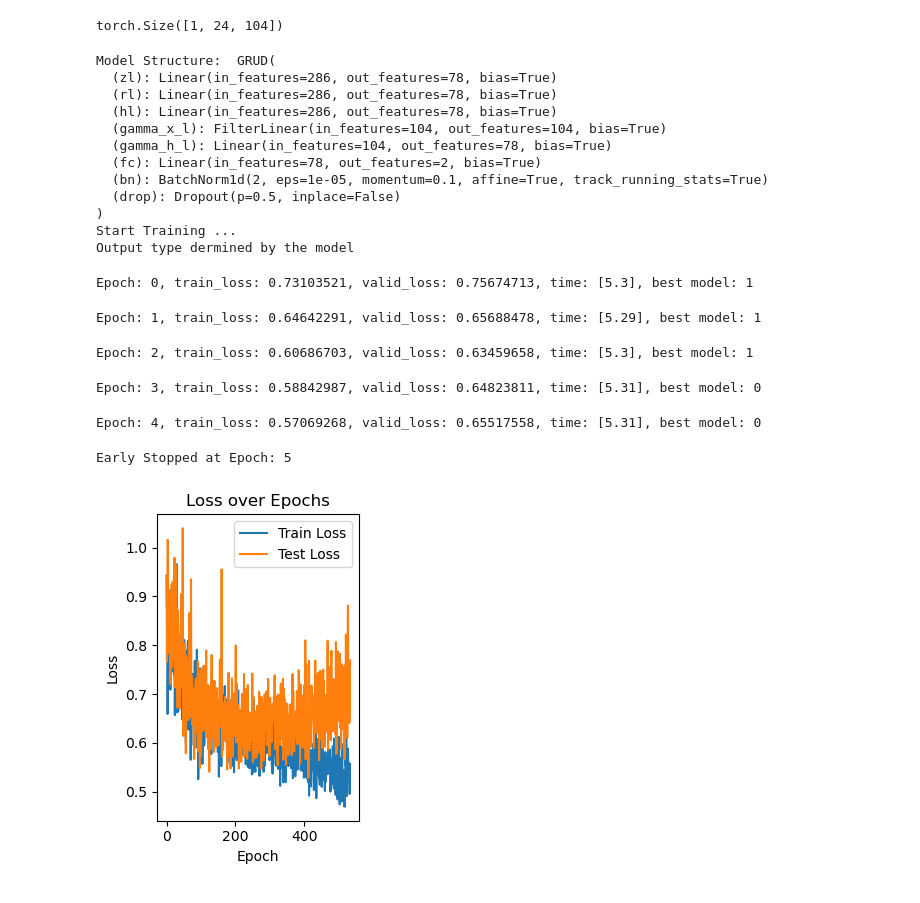
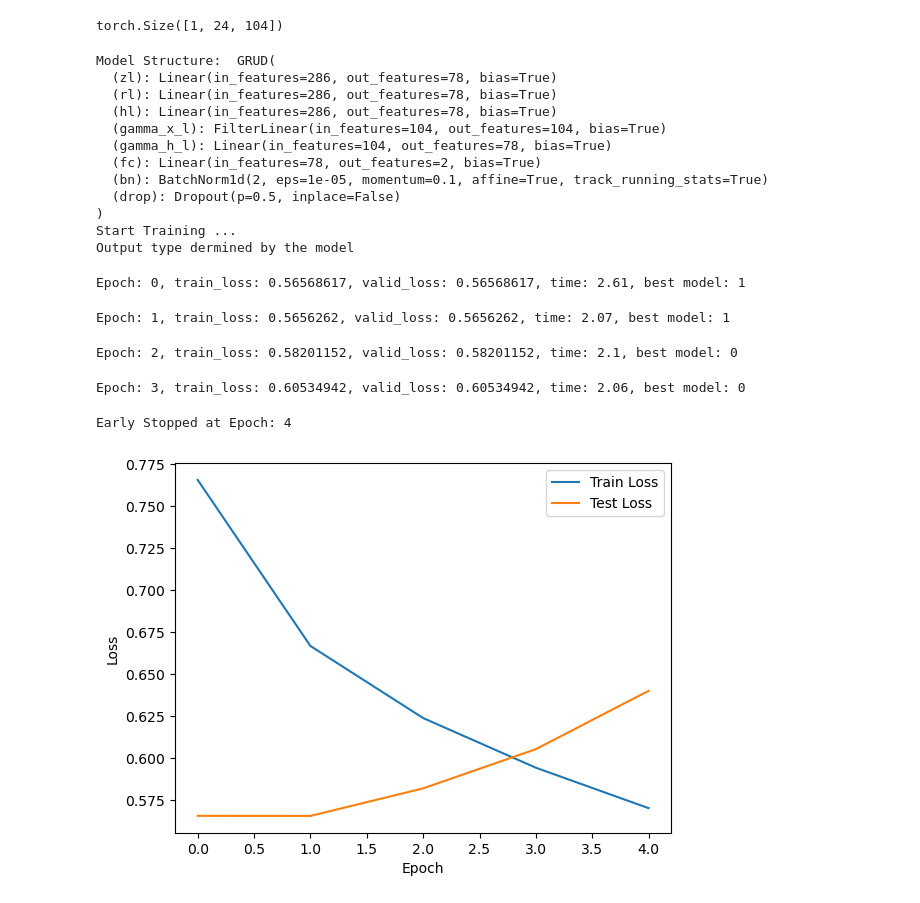
Before and after one commit to aidotse/LeakPro, a Jupyter notebook: examples/mia/LOS/NN_model.ipynb, the cells around one changed output. Cells and saved outputs as stored; diff of their text form; code cells hidden in the pictures.

```diff
--- a/examples/mia/LOS/NN_model.ipynb
+++ b/examples/mia/LOS/NN_model.ipynb
@@ -70,16 +58,27 @@ X_mean.shape
 # %% [output]
 torch.Size([1, 24, 104])
 # %%
+from tqdm import tqdm
 # Initialize the model with filtered parameters
 model = GRUD(**model_params)
 # Train the model with Train_Model function
-best_model,  [losses_train, losses_valid, losses_epochs_train, losses_epochs_valid ]= Train_Model(
-    model, train_loader, early_stop_loader,
-    num_epochs=best_hyperparams['num_epochs'],
-    patience=best_hyperparams['patience'],
-    learning_rate=best_hyperparams['learning_rate'],
-    batch_size=best_hyperparams['batch_size']  # This might be used in your dataloaders, not directly in Train_Model
-)
+train_losses, test_losses = gru_trained_model_and_metadata(
+            model, train_loader, early_stop_loader,
+            epochs=best_hyperparams['num_epochs'],
+            patience=best_hyperparams['patience'],
+             min_delta = 1e-5,
+            learning_rate=best_hyperparams['learning_rate'],
+            batch_size=best_hyperparams['batch_size'],  # This might be used in your dataloaders, not directly in Train_Model
+             metadata = None)
+
+
+# best_model,  [losses_train, losses_valid, losses_epochs_train, losses_epochs_valid ]= Train_Model(
+#     model, train_loader, early_stop_loader,
+#     num_epochs=best_hyperparams['num_epochs'],
+#     patience=best_hyperparams['patience'],
+#     learning_rate=best_hyperparams['learning_rate'],
+#     batch_size=best_hyperparams['batch_size']  # This might be used in your dataloaders, not directly in Train_Model
+# )
 # %% [output]
 Model Structure:  GRUD(
   (zl): Linear(in_features=286, out_features=78, bias=True)
@@ -93,36 +92,25 @@ Model Structure:  GRUD(
 )
 Start Training ...
 Output type dermined by the model
-Epoch: 0, train_loss: 0.73103521, valid_loss: 0.75674713, time: [5.3], best model: 1
+Epoch: 0, train_loss: 0.56568617, valid_loss: 0.56568617, time: 2.61, best model: 1
-Epoch: 1, train_loss: 0.64642291, valid_loss: 0.65688478, time: [5.29], best model: 1
+Epoch: 1, train_loss: 0.5656262, valid_loss: 0.5656262, time: 2.07, best model: 1
-Epoch: 2, train_loss: 0.60686703, valid_loss: 0.63459658, time: [5.3], best model: 1
+Epoch: 2, train_loss: 0.58201152, valid_loss: 0.58201152, time: 2.1, best model: 0
-Epoch: 3, train_loss: 0.58842987, valid_loss: 0.64823811, time: [5.31], best model: 0
+Epoch: 3, train_loss: 0.60534942, valid_loss: 0.60534942, time: 2.06, best model: 0
-Epoch: 4, train_loss: 0.57069268, valid_loss: 0.65517558, time: [5.31], best model: 0
+Early Stopped at Epoch: 4
-Early Stopped at Epoch: 5
-# %%
-import matplotlib.pyplot as plt
-
-# Plot training and test accuracy
-plt.figure(figsize=(5, 4))
-
-# plt.subplot(1, 2, 1)
-# plt.plot(train_acc, label='Train Accuracy')
-# plt.plot(test_acc, label='Test Accuracy')
-# plt.xlabel('Epoch')
-# plt.ylabel('Accuracy')
-# plt.title('Accuracy over Epochs')
-# plt.legend()
-
-# Plot training and test loss
-plt.subplot(1, 2, 2)
-plt.plot([loss.cpu().numpy() for loss in losses_train], label='Train Loss')
-plt.plot([loss.cpu().numpy() for loss in losses_valid], label='Test Loss')
-plt.xlabel('Epoch')
-plt.ylabel('Loss')
-plt.title('Loss over Epochs')
-plt.legend()
-
-plt.tight_layout()
-plt.show()
-# %% [output]
-[figure, removed]
+# %%
+import matplotlib.pyplot as plt
+
+# Convert losses to numpy-compatible lists directly
+train_losses_cpu = [float(loss) for loss in train_losses]
+test_losses_cpu = [float(loss) for loss in test_losses]
+
+# Plot the losses
+plt.plot(train_losses_cpu, label='Train Loss')
+plt.plot(test_losses_cpu, label='Test Loss')
+
+plt.xlabel('Epoch')
+plt.ylabel('Loss')
+plt.legend()
+plt.show()
+# %% [output]
+[figure, added]
```
Also changed, not shown: parts of 4 cells of this notebook, 3 other files.
